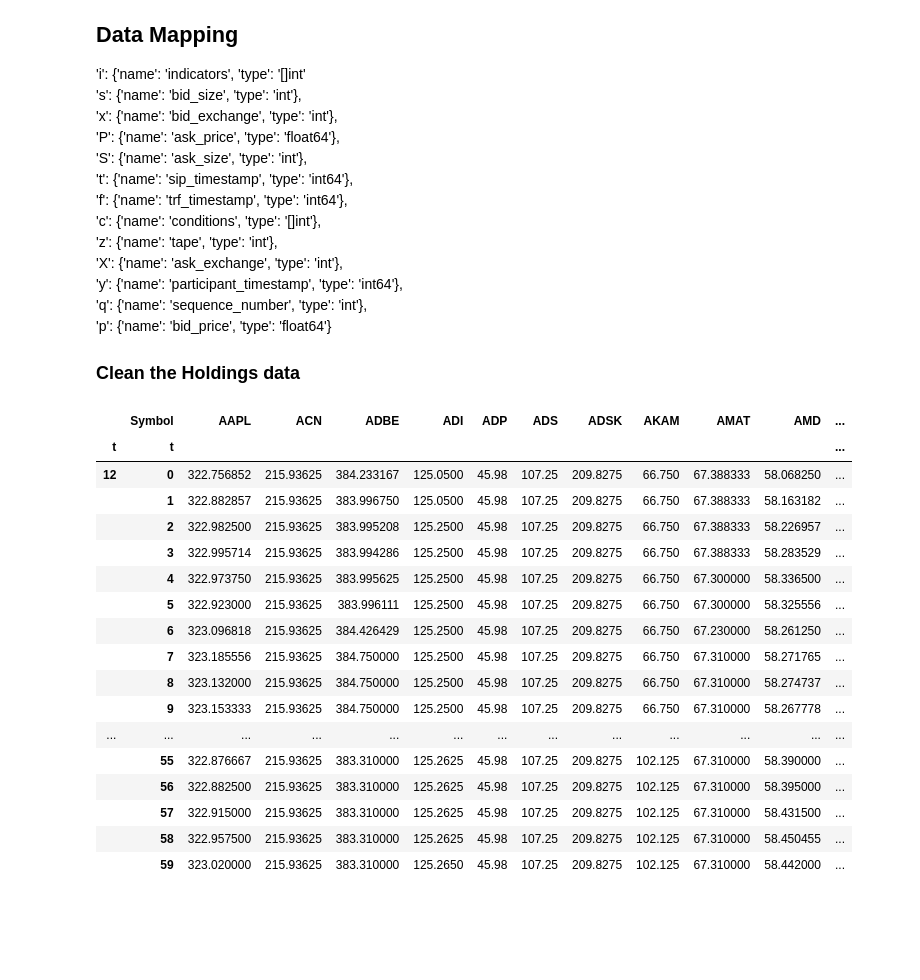
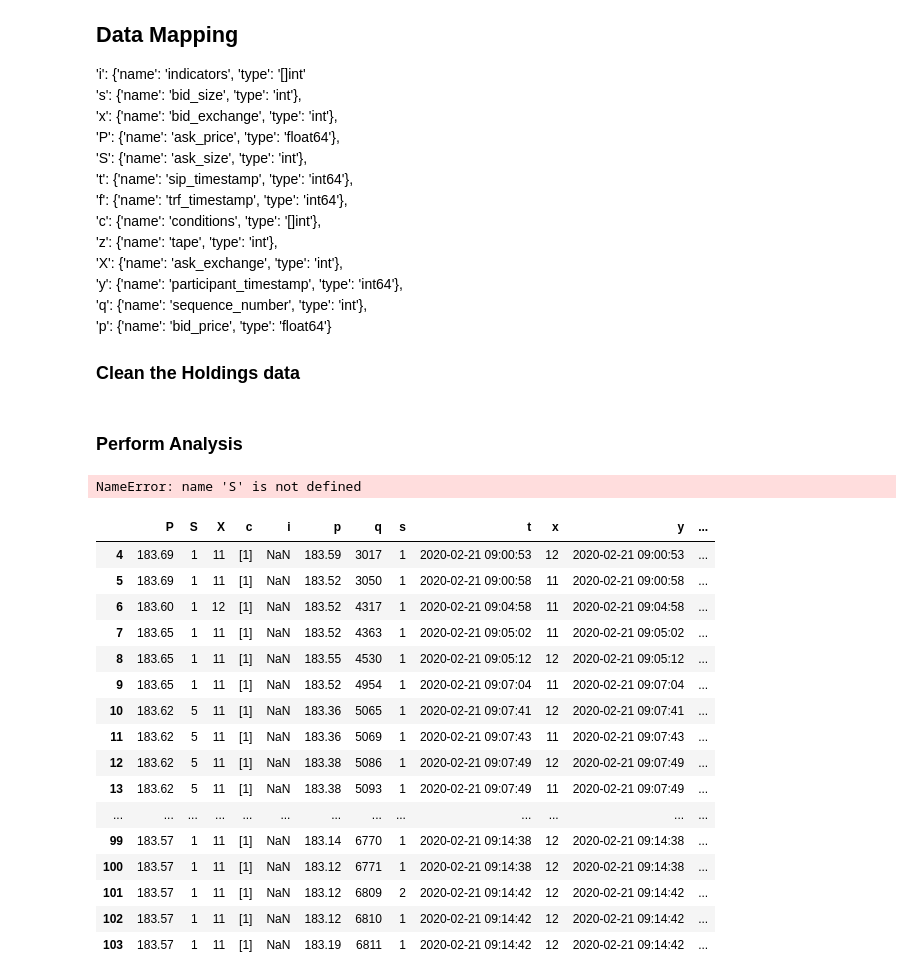
Before and after one commit to sarthak0906/ETF, a Jupyter notebook: JupyterNotebooks/TickByTickMispricingAnalysis.ipynb, the cells around one changed output. Cells and saved outputs as stored; diff of their text form; code cells hidden in the pictures; blank space fills up the shorter version.

Commit message:
Hour By Tick Data Analysis

```diff
--- a/JupyterNotebooks/TickByTickMispricingAnalysis.ipynb
+++ b/JupyterNotebooks/TickByTickMispricingAnalysis.ipynb
@@ -62,7 +63,7 @@ class DateTimeManipulation(object):
         marketOpenTSStr = date +' '+ time
         return datetime.strptime(marketOpenTSStr,'%Y-%m-%d %H:%M:%S')
 
-    def convertStringDateToTS(self,starttime='9:30:00',endtime='4:00:00'):
+    def convertStringDateToTS(self,starttime='9:30:00',endtime='17:00:00'):
         marketOpenTSStr = self.date +' '+ starttime
         marketCloseTSStr = self.date +' ' + endtime
 
@@ -112,10 +114,11 @@ Issuer: State Street SPDR <br>
 Structure: ETF <br>
 # %%
 # Create an object of date when we need and time between which we need data
-date='2020-02-20'
-previousdate='2020-02-19'
+previousdate='2020-02-20'
+date='2020-02-21'
 starttime='9:30:00'
 endtime='17:00:00'
+endtimeLoop='16:00:00'
 
 class GetETFFrame(object):
 
@@ -124,11 +127,13 @@ class GetETFFrame(object):
         self.date=date
         self.starttime=starttime
         self.endtime=endtime
-        endtimeLoop='16:00:00'
-        self.extractDataTillTime = DateTimeManipulation().stringTimeToDatetime(date=self.date,time=endtimeLoop)
+        self.endtimeLoop=endtimeLoop
+        self.extractDataTillTime = DateTimeManipulation().stringTimeToDatetime(date=self.date,time=self.endtimeLoop)
         self.datetimeObj=DateTimeManipulation(self.date)
         self.marketTimeStamps=self.datetimeObj.convertStringDateToTS(starttime=self.starttime,endtime=self.endtime)
-
+        print(self.starttime)
+        print(self.endtime)
+        print(self.marketTimeStamps)
 
     def getDataFromPolygon(self,symbol):
         # First Request
@@ -156,9 +161,11 @@ class GetETFFrame(object):
 import concurrent.futures
 executor = concurrent.futures.ProcessPoolExecutor(20)
 ob=GetETFFrame()
-#futures = [executor.submit(ob.getDataFromPolygon, symbol) for symbol in symbols]
+#futures = [executor.submit(ob.getDataFromPolygon(symbol)) for symbol in symbols]
+
 for symbol in symbols:
     ob.getDataFromPolygon(symbol)
+
 #concurrent.futures.wait(futures)
 tickHistData=ob.returnDf()
 # %% [output]
@@ -214,11 +239,37 @@ for key,value in tickHistData.items():
     appendData.append(df)
 
 finalDF= pd.concat(appendData)
+# %% [markdown]
+### Perform Analysis
 # %%
 # Clean the DataFrame
 finalDF['t']=finalDF['t'].apply(lambda x:DateTimeManipulation().getHumanTime(x,getMilliSecondsAlso=False))
 finalDF['y']=finalDF['y'].apply(lambda x:DateTimeManipulation().getHumanTime(x,getMilliSecondsAlso=False))
 finalDF['Spread']=finalDF['P']-finalDF['p']
 finalDF['MidPrice']=(finalDF['P']+finalDF['p'])/2
+# %% [output]
+NameError: name 'S' is not defined
+# %%
+finalDF=finalDF[finalDF['S']!=0]
+finalDF=finalDF[finalDF['s']!=0]
+finalDF.head(100)
+# %% [output]
+|  | P | S | X | c | i | p | q | s | t | x | y | ... |
+| 4 | 183.69 | 1 | 11 | [1] | NaN | 183.59 | 3017 | 1 | 2020-02-21 09:00:53 | 12 | 2020-02-21 09:00:53 | ... |
+| 5 | 183.69 | 1 | 11 | [1] | NaN | 183.52 | 3050 | 1 | 2020-02-21 09:00:58 | 11 | 2020-02-21 09:00:58 | ... |
+| 6 | 183.60 | 1 | 12 | [1] | NaN | 183.52 | 4317 | 1 | 2020-02-21 09:04:58 | 11 | 2020-02-21 09:04:58 | ... |
+| 7 | 183.65 | 1 | 11 | [1] | NaN | 183.52 | 4363 | 1 | 2020-02-21 09:05:02 | 11 | 2020-02-21 09:05:02 | ... |
+| 8 | 183.65 | 1 | 11 | [1] | NaN | 183.55 | 4530 | 1 | 2020-02-21 09:05:12 | 12 | 2020-02-21 09:05:12 | ... |
+| 9 | 183.65 | 1 | 11 | [1] | NaN | 183.52 | 4954 | 1 | 2020-02-21 09:07:04 | 11 | 2020-02-21 09:07:04 | ... |
+| 10 | 183.62 | 5 | 11 | [1] | NaN | 183.36 | 5065 | 1 | 2020-02-21 09:07:41 | 12 | 2020-02-21 09:07:41 | ... |
+| 11 | 183.62 | 5 | 11 | [1] | NaN | 183.36 | 5069 | 1 | 2020-02-21 09:07:43 | 11 | 2020-02-21 09:07:43 | ... |
+| 12 | 183.62 | 5 | 11 | [1] | NaN | 183.38 | 5086 | 1 | 2020-02-21 09:07:49 | 12 | 2020-02-21 09:07:49 | ... |
+| 13 | 183.62 | 5 | 11 | [1] | NaN | 183.38 | 5093 | 1 | 2020-02-21 09:07:49 | 11 | 2020-02-21 09:07:49 | ... |
+| ... | ... | ... | ... | ... | ... | ... | ... | ... | ... | ... | ... | ... |
+| 99 | 183.57 | 1 | 11 | [1] | NaN | 183.14 | 6770 | 1 | 2020-02-21 09:14:38 | 12 | 2020-02-21 09:14:38 | ... |
+| 100 | 183.57 | 1 | 11 | [1] | NaN | 183.12 | 6771 | 1 | 2020-02-21 09:14:38 | 12 | 2020-02-21 09:14:38 | ... |
+| 101 | 183.57 | 1 | 11 | [1] | NaN | 183.12 | 6809 | 2 | 2020-02-21 09:14:42 | 12 | 2020-02-21 09:14:42 | ... |
+| 102 | 183.57 | 1 | 11 | [1] | NaN | 183.12 | 6810 | 1 | 2020-02-21 09:14:42 | 12 | 2020-02-21 09:14:42 | ... |
+| 103 | 183.57 | 1 | 11 | [1] | NaN | 183.19 | 6811 | 1 | 2020-02-21 09:14:42 | 12 | 2020-02-21 09:14:42 | ... |
 # %%
 dfGroupedByObject=finalDF.groupby([finalDF['t'].dt.hour,finalDF['t'].dt.minute,finalDF['Symbol']])['MidPrice'].mean()
@@ -234,25 +288,5 @@ for name,group in df.groupby(level=0):
         break
 # %%
-etfprice=group['XLK']
-del group['XLK']
-group
+etfprice=group[etfticker]
+del group[etfticker]
-# %% [output]
-|  | Symbol | AAPL | ACN | ADBE | ADI | ADP | ADS | ADSK | AKAM | AMAT | AMD | ... |
-| t | t |  |  |  |  |  |  |  |  |  |  | ... |
-| 12 | 0 | 322.756852 | 215.93625 | 384.233167 | 125.0500 | 45.98 | 107.25 | 209.8275 | 66.750 | 67.388333 | 58.068250 | ... |
-|  | 1 | 322.882857 | 215.93625 | 383.996750 | 125.0500 | 45.98 | 107.25 | 209.8275 | 66.750 | 67.388333 | 58.163182 | ... |
-|  | 2 | 322.982500 | 215.93625 | 383.995208 | 125.2500 | 45.98 | 107.25 | 209.8275 | 66.750 | 67.388333 | 58.226957 | ... |
-|  | 3 | 322.995714 | 215.93625 | 383.994286 | 125.2500 | 45.98 | 107.25 | 209.8275 | 66.750 | 67.388333 | 58.283529 | ... |
-|  | 4 | 322.973750 | 215.93625 | 383.995625 | 125.2500 | 45.98 | 107.25 | 209.8275 | 66.750 | 67.300000 | 58.336500 | ... |
-|  | 5 | 322.923000 | 215.93625 | 383.996111 | 125.2500 | 45.98 | 107.25 | 209.8275 | 66.750 | 67.300000 | 58.325556 | ... |
-|  | 6 | 323.096818 | 215.93625 | 384.426429 | 125.2500 | 45.98 | 107.25 | 209.8275 | 66.750 | 67.230000 | 58.261250 | ... |
-|  | 7 | 323.185556 | 215.93625 | 384.750000 | 125.2500 | 45.98 | 107.25 | 209.8275 | 66.750 | 67.310000 | 58.271765 | ... |
-|  | 8 | 323.132000 | 215.93625 | 384.750000 | 125.2500 | 45.98 | 107.25 | 209.8275 | 66.750 | 67.310000 | 58.274737 | ... |
-|  | 9 | 323.153333 | 215.93625 | 384.750000 | 125.2500 | 45.98 | 107.25 | 209.8275 | 66.750 | 67.310000 | 58.267778 | ... |
-| ... | ... | ... | ... | ... | ... | ... | ... | ... | ... | ... | ... | ... |
-|  | 55 | 322.876667 | 215.93625 | 383.310000 | 125.2625 | 45.98 | 107.25 | 209.8275 | 102.125 | 67.310000 | 58.390000 | ... |
-|  | 56 | 322.882500 | 215.93625 | 383.310000 | 125.2625 | 45.98 | 107.25 | 209.8275 | 102.125 | 67.310000 | 58.395000 | ... |
-|  | 57 | 322.915000 | 215.93625 | 383.310000 | 125.2625 | 45.98 | 107.25 | 209.8275 | 102.125 | 67.310000 | 58.431500 | ... |
-|  | 58 | 322.957500 | 215.93625 | 383.310000 | 125.2625 | 45.98 | 107.25 | 209.8275 | 102.125 | 67.310000 | 58.450455 | ... |
-|  | 59 | 323.020000 | 215.93625 | 383.310000 | 125.2650 | 45.98 | 107.25 | 209.8275 | 102.125 | 67.310000 | 58.442000 | ... |
 # %%
```
Also changed, not shown: parts of 25 cells of this notebook, 4 other files.
